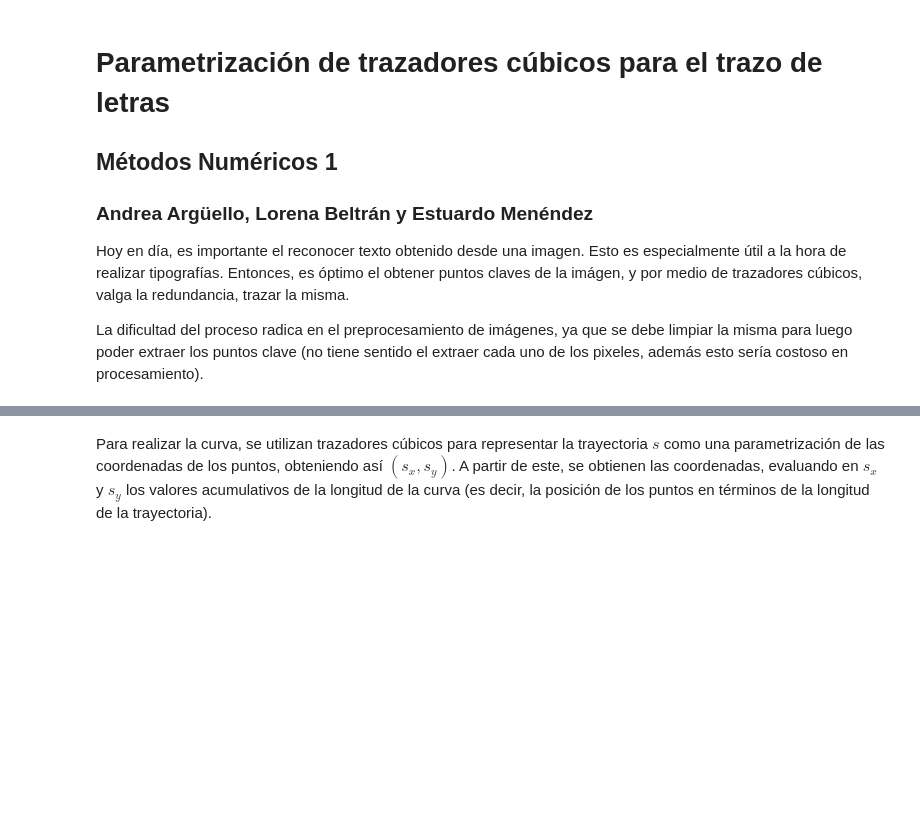
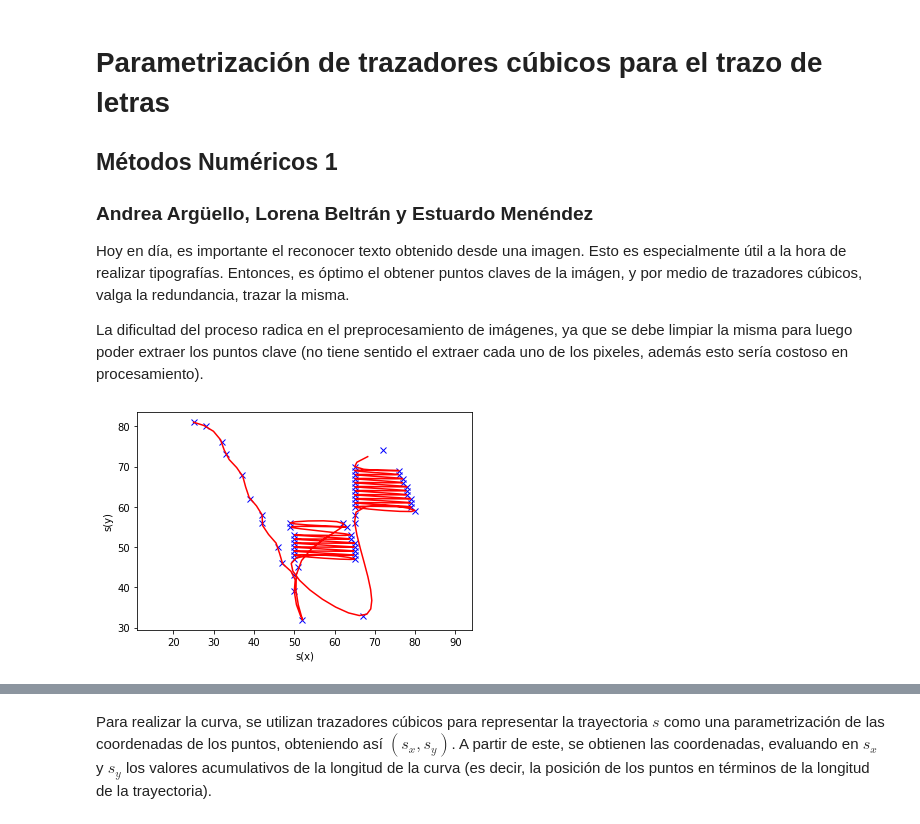
Before and after one commit to LorenaGBeltran/MicroProyecto_2Metodos, a Jupyter notebook: MP2.ipynb, the cells around one changed output, grey strips where cells are left out. Drawn from its saved outputs; the diff is of its cells as text; code cells hidden in the pictures; blank space fills up the shorter version.

```diff
--- a/MP2.ipynb
+++ b/MP2.ipynb
@@ -9,0 +15,13 @@ La dificultad del proceso radica en el preprocesamiento de imágenes, ya que se
+# %%
+# Letra u
+X=[25, 28, 32, 33, 37, 39, 42, 42, 46, 47, 50, 50, 52, 51, 62, 49, 63, 49, 64, 50, 64, 50, 65, 50, 65, 50, 65, 50, 65, 50, 65, 50, 67, 65, 65, 80, 65, 79, 65, 79, 65, 79, 65, 78, 65, 78, 65, 78, 65, 77, 65, 77, 65, 76, 65, 76, 65, 72]
+Y=[81, 80, 76, 73, 68, 62, 58, 56, 50, 46, 43, 39, 32, 45, 56, 56, 55, 55, 53, 53, 52, 52, 51, 51, 50, 50, 49, 49, 48, 48, 47, 47, 33, 56, 58, 59, 60, 60, 61, 61, 62, 62, 63, 63, 64, 64, 65, 65, 66, 66, 67, 67, 68, 68, 69, 69, 70, 74]
+s_x, s_y = interpolar_trazador_2d(X, Y, 250) #250 se acerca bastante al último punto
+plt.plot(X, Y, "xb")
+plt.plot(s_x, s_y, "r")
+plt.axis("equal")
+plt.xlabel("s(x)")
+plt.ylabel("s(y)")
+plt.show()
+# %% [output]
+[figure, added]
```
Also changed, not shown: parts of 7 cells of this notebook, 1 other file.
